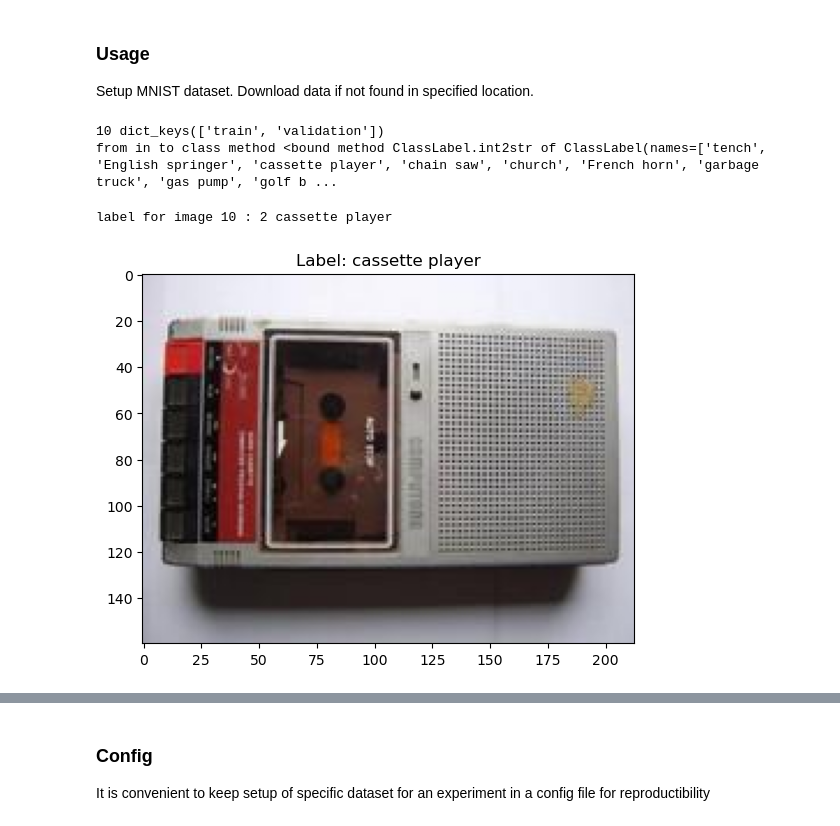
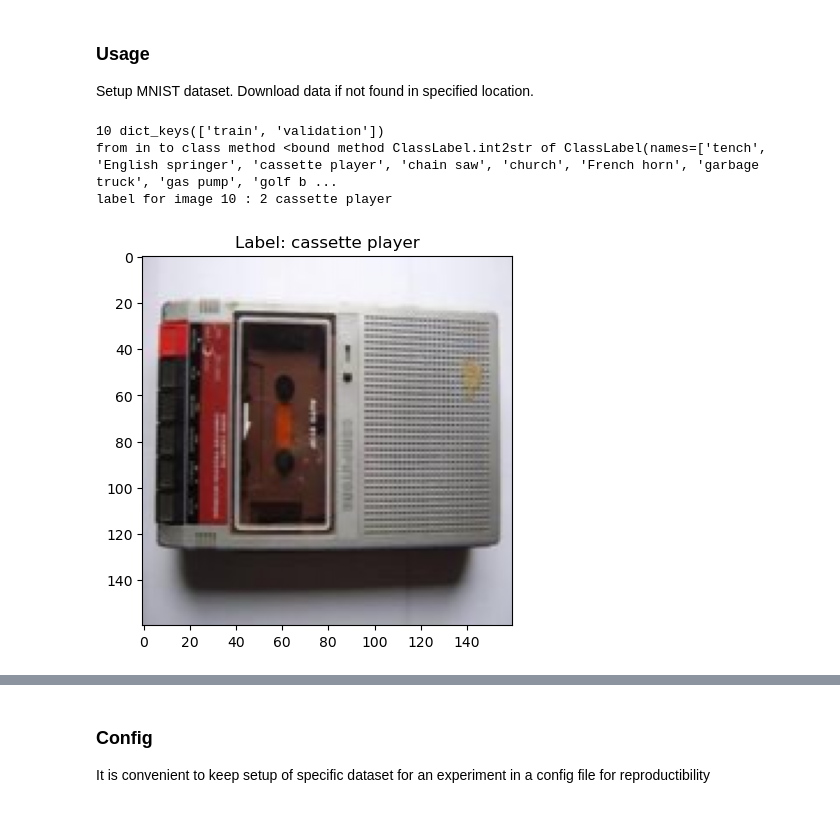
Before and after one commit to slegroux/nimrod, a Jupyter notebook: nbs/image.datasets.ipynb, the cells around one changed output, grey strips where cells are left out. Cells and saved outputs as stored; diff of their text form; code cells hidden in the pictures.

```diff
--- a/nbs/image.datasets.ipynb
+++ b/nbs/image.datasets.ipynb
@@ -310,21 +261,26 @@ class ImageDataset(ImagePlotMixin, Dataset):
 ### Usage
 Setup MNIST dataset. Download data if not found in specified location.
 # %%
-test = ImageDataset('frgfm/imagenette', '160px', data_dir=None, split='validation', transforms=transforms.ToTensor())
+test = ImageDataset(
+    'frgfm/imagenette',
+    '160px',
+    data_dir=None,
+    split='validation',
+    transforms=transforms.Compose([transforms.ToTensor(),transforms.Resize((160, 160))]), #,transforms.Normalize((0.485, 0.456, 0.406), (0.229, 0.224, 0.225))])
+    exclude_grey_scale=True
+)
 print(test.num_classes, test.splits)
 print("from in to class method",test.hf_ds.features['label'].int2str)
 # test2 = ImageDataset('mnist', data_dir=None, train=True, transforms=transforms.ToTensor())
 # test3 = ImageDataset('fashion_mnist', data_dir=None, train=True, transforms=transforms.ToTensor())
+idx = 10
+print(f"label for image {idx} :", test[idx][1], test.int2str(test[idx][1]))
+test.show(idx)
 # %% [output]
 10 dict_keys(['train', 'validation'])
 from in to class method <bound method ClassLabel.int2str of ClassLabel(names=['tench', 'English springer', 'cassette player', 'chain saw', 'church', 'French horn', 'garbage truck', 'gas pump', 'golf b ...
+label for image 10 : 2 cassette player
+[figure, added]
-# %%
-idx = 10
-print(f"label for image {idx} :", test[idx][1], test.int2str(test[idx][1]))
-test.show(idx)
-# %% [output]
-label for image 10 : 2 cassette player
-[figure, removed]
 # %%
 test.show_grid(5,5)
 # %% [output]
```
Also changed, not shown: parts of 14 cells of this notebook, 1 other file.
